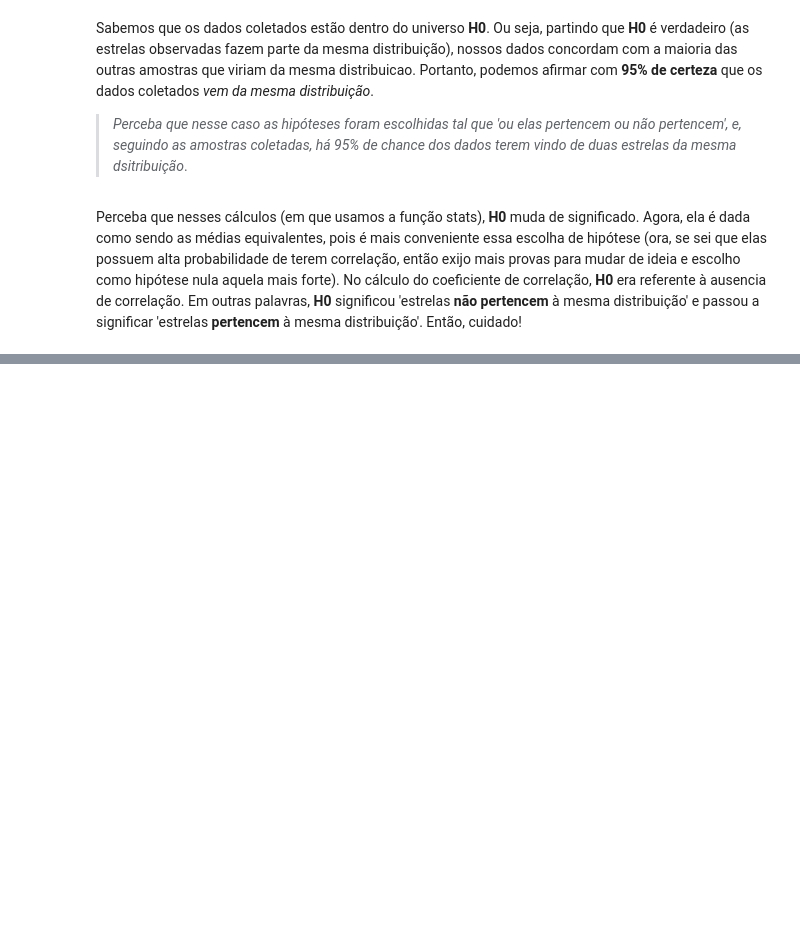
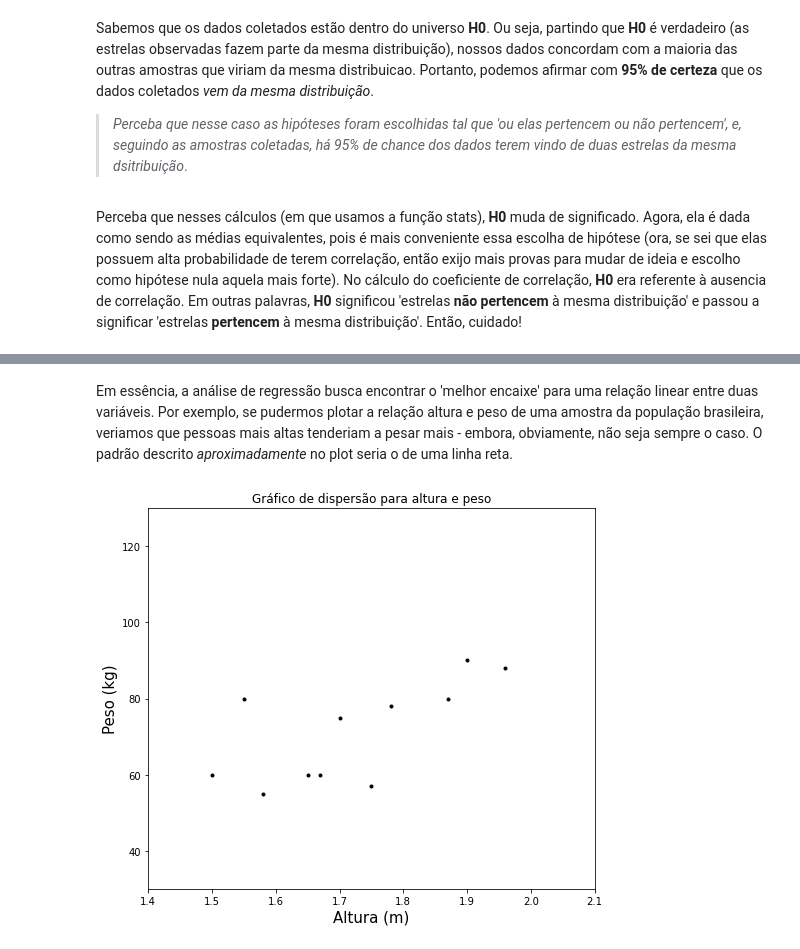
Before and after one commit to Hipparcus/Meus_projetos, a Jupyter notebook: Estudo/Síntese Estatística.ipynb, the cells around one changed output, grey strips where cells are left out. Saved outputs shown, nothing was run; the diff lists cells and outputs as text; code cells hidden in the pictures; blank space fills up the shorter version.

```diff
--- a/Estudo/Síntese Estatística.ipynb
+++ b/Estudo/Síntese Estatística.ipynb
@@ -1126,0 +1188,21 @@ Perceba que nesses cálculos (em que usamos a função stats), **H0** muda de si
+# %% [markdown]
+Em essência, a análise de regressão busca encontrar o 'melhor encaixe' para uma relação linear entre duas variáveis. Por exemplo, se pudermos plotar a relação altura e peso de uma amostra da população brasileira, veriamos que pessoas mais altas tenderiam a pesar mais - embora, obviamente, não seja sempre o caso. O padrão descrito *aproximadamente* no plot seria o de uma linha reta.
+# %%
+dados = pd.read_csv('amostra.dat', delim_whitespace=True
+                   )
+df_1 = pd.DataFrame(data = dados.values, columns = ['Altura', 'Peso']
+                   )
+
+y = df_1['Peso']
+x = df_1['Altura']
+# %%
+plt.figure(figsize = [8,7])
+plt.title('Gráfico de dispersão para altura e peso')
+plt.plot(x, y,'k.')
+plt.ylabel('Peso (kg)', fontsize=15)
+plt.xlabel('Altura (m)',  fontsize=15)
+plt.ylim(30,130)
+plt.xlim(1.4,2.1)
+plt.show()
+# %% [output]
+[figure, added]
```
Also changed, not shown: parts of 50 cells of this notebook, 3 other files.
